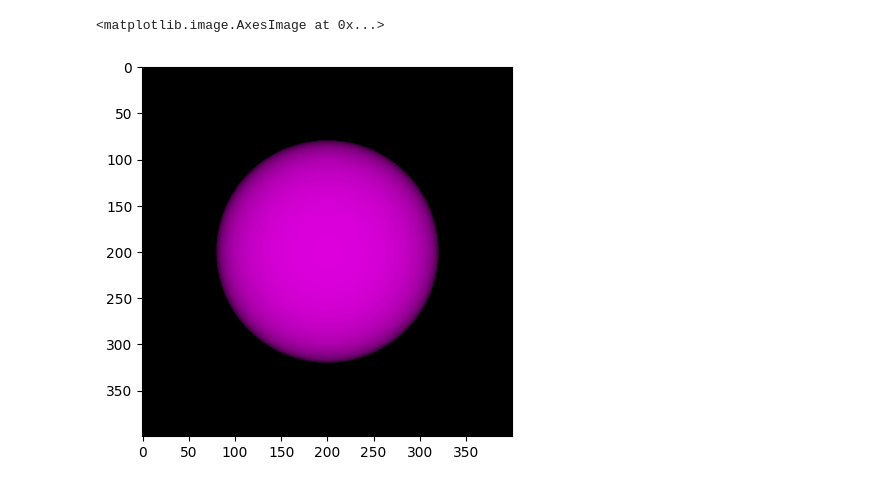
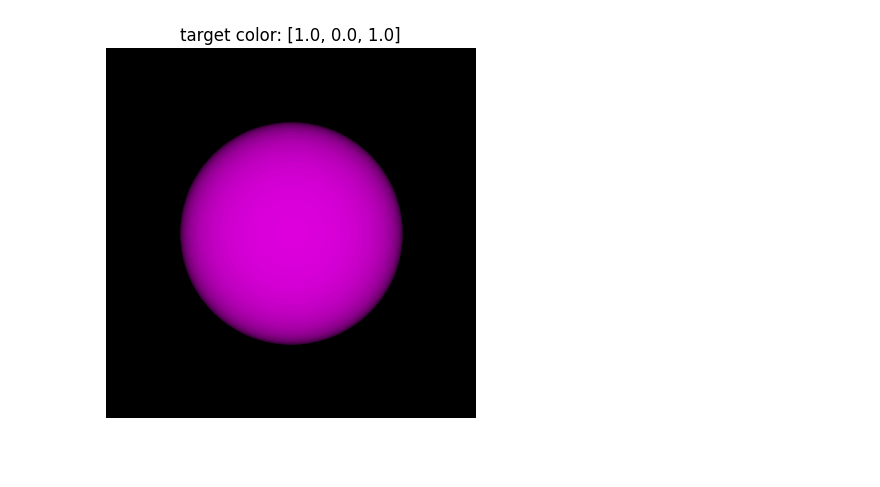
Before and after one commit to stanleyedward/nerf_pytorch_lightning, a Jupyter notebook: sphere_color.ipynb, the cells around one changed output. Drawn from its saved outputs; the diff is of its cells as text; code cells hidden in the pictures; blank space fills up the shorter version.

Commit message:
obtain sphere optimization graphs

```diff
--- a/sphere_color.ipynb
+++ b/sphere_color.ipynb
@@ -26,14 +26,16 @@ target_color = [1., 0., 1.] #purple
 # %%
 rays_origin , rays_direction = ray_generator(HEIGHT, WIDTH, FOCUS)
 
 target_sphere = Sphere(torch.tensor(ORIGIN), torch.tensor(RADIUS), torch.tensor(target_color))
 target_px_colors = rendering(target_sphere, torch.tensor(rays_origin), torch.tensor(rays_direction), 0.8, 1.2, white_background=False)
 
 target_img = target_px_colors.reshape(HEIGHT, WIDTH, 3).cpu().numpy()
+plt.title(f"target color: {target_color}")
+plt.axis(False)
 plt.imshow(target_img)
+plt.savefig('images/target_sphere.jpg', bbox_inches = 'tight')
 # %% [output]
-<matplotlib.image.AxesImage at 0x...>
-[figure, old version]
+[figure, new version]
 # %%
 color_to_optimize = torch.tensor(color, requires_grad = True, dtype = torch.float32)
 optimizer = torch.optim.SGD(params={color_to_optimize}, lr=learning_rate)
```
Also changed, not shown: parts of 5 cells of this notebook, 24 other files.
